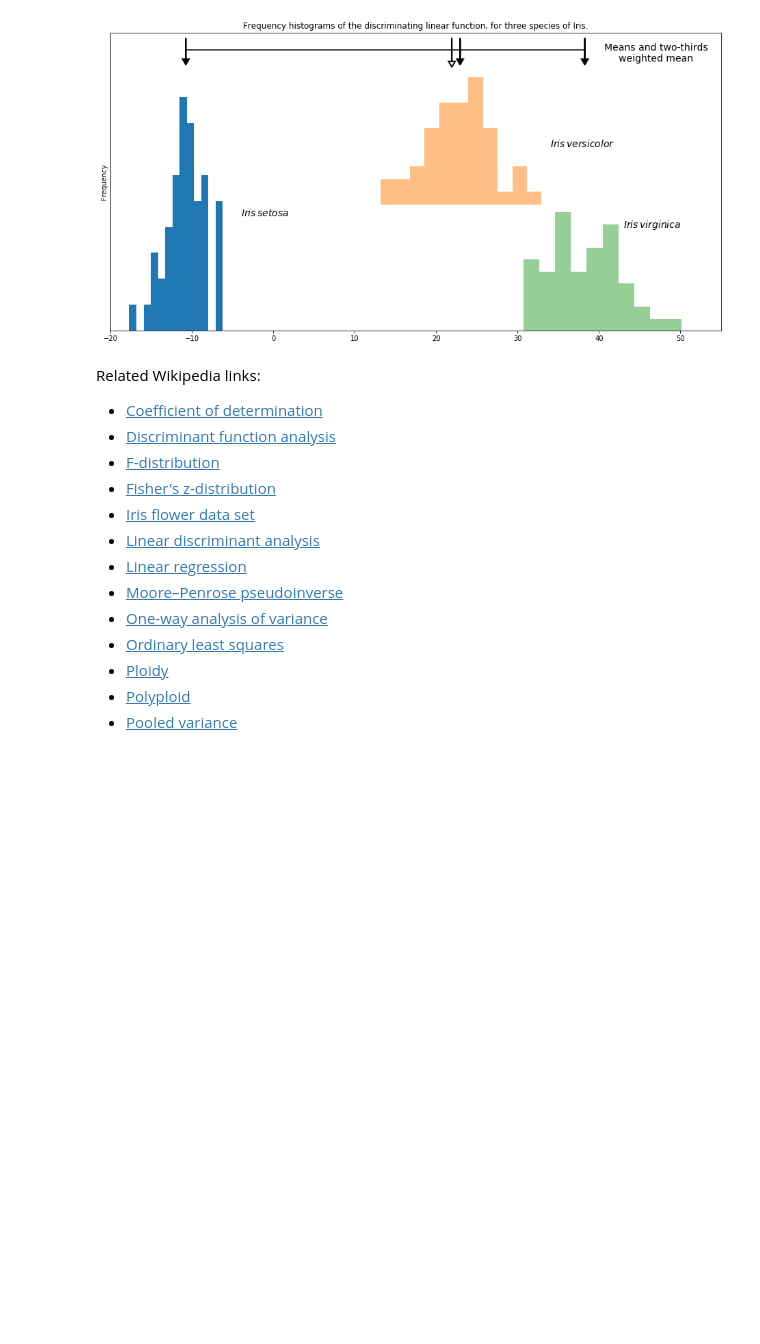
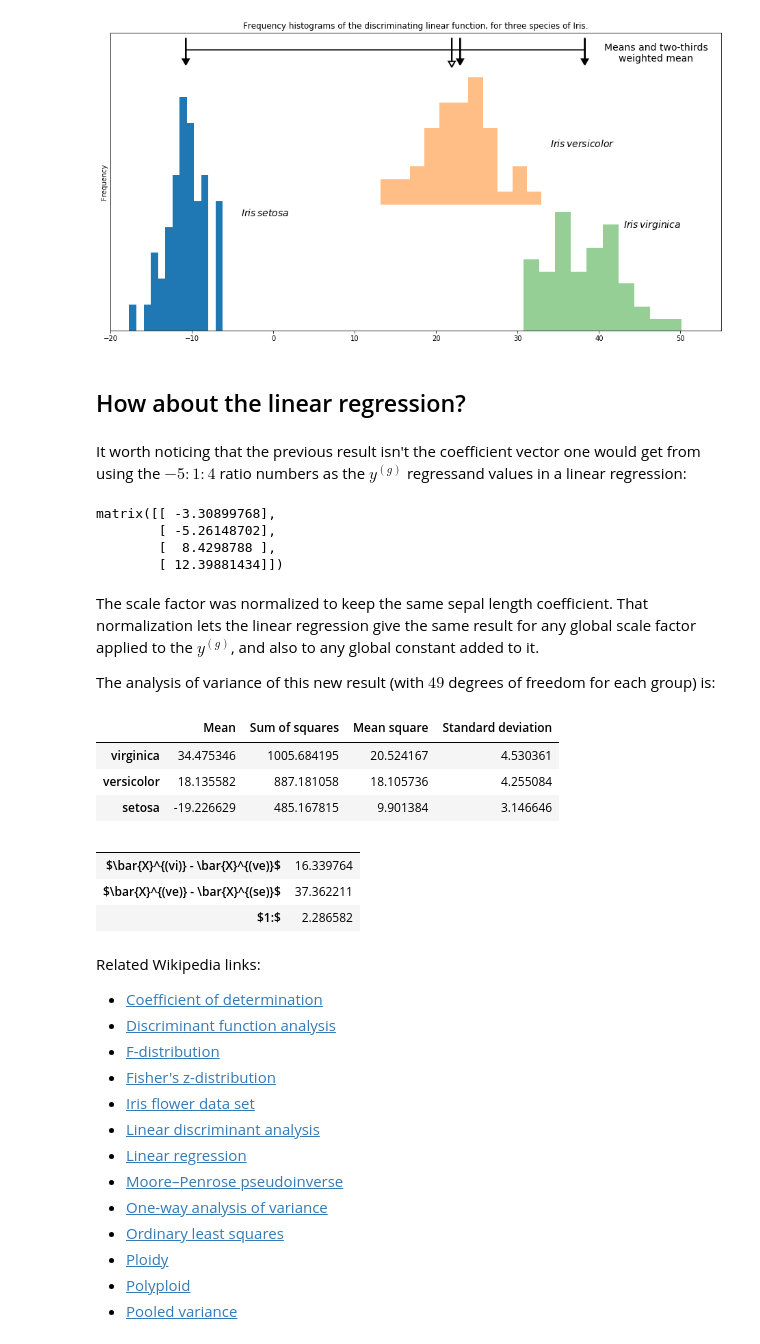
Before and after one commit to danilobellini/scientific-literature, a Jupyter notebook: 1936-Fisher/Fisher_1936.ipynb, the cells around one changed output. Cells and saved outputs as stored; diff of their text form; code cells hidden in the pictures; blank space fills up the shorter version.

```diff
--- a/1936-Fisher/Fisher_1936.ipynb
+++ b/1936-Fisher/Fisher_1936.ipynb
@@ -1903,6 +1903,54 @@ axhist.set(xlim=[-20, 55], ylim=[0, .26], yticks=[],
                 "for three species of Iris.");
 # %% [output]
 [figure]
+# %% [markdown]
+## How about the linear regression?
+# %% [markdown]
+It worth noticing that the previous result isn't the coefficient vector one would get from using the $-5:1:4$ ratio numbers as the $y^{(g)}$ regressand values in a linear regression:
+# %%
+bold_x_full = iris.assign(bias=1).iloc[:,range(-1, 4)]
+y_full = np.repeat([-5, 1, 4], 50).reshape(150, 1)
+beta3 = np.linalg.pinv(bold_x_full) @ y_full
+b3_lambda = beta3[1:] / beta3[1] * lambda3[0]
+b3_lambda
+# %% [output]
+matrix([[ -3.30899768],
+        [ -5.26148702],
+        [  8.4298788 ],
+        [ 12.39881434]])
+# %% [markdown]
+The scale factor was normalized to keep the same sepal length coefficient. That normalization lets the linear regression give the same result for any global scale factor applied to the $y^{(g)}$, and also to any global constant added to it.
+
+The analysis of variance of this new result (with $49$ degrees of freedom for each group) is:
+# %%
+b3_compounds = pd.DataFrame([(dframe @ b3_lambda).flat for dframe in dframes],
+                            index=["virginica", "versicolor", "setosa"]).T
+b3_compounds_mean = b3_compounds.mean()
+b3_compounds_ss = ((b3_compounds - b3_compounds_mean) ** 2).sum()
+b3_compounds_ms = b3_compounds_ss / (n - 1)
+pd.DataFrame([b3_compounds_mean, b3_compounds_ss, b3_compounds_ms,
+              np.sqrt(b3_compounds_ms)],
+              index=["Mean", "Sum of squares", "Mean square",
+                     "Standard deviation"]).T
+# %% [output]
+|  | Mean | Sum of squares | Mean square | Standard deviation |
+| virginica | 34.475346 | 1005.684195 | 20.524167 | 4.530361 |
+| versicolor | 18.135582 | 887.181058 | 18.105736 | 4.255084 |
+| setosa | -19.226629 | 485.167815 | 9.901384 | 3.146646 |
+# %%
+b3_vi_ve = b3_compounds_mean.virginica - b3_compounds_mean.versicolor
+b3_ve_se = b3_compounds_mean.versicolor - b3_compounds_mean.setosa
+b3_prop = b3_ve_se / b3_vi_ve
+pd.DataFrame([b3_vi_ve, b3_ve_se, b3_prop],
+             columns=[""],
+             index=[r"$\bar{X}^{(vi)} - \bar{X}^{(ve)}$",
+                    r"$\bar{X}^{(ve)} - \bar{X}^{(se)}$",
+                    r"$1:$"])
+# %% [output]
+|  |  |
+| $\bar{X}^{(vi)} - \bar{X}^{(ve)}$ | 16.339764 |
+| $\bar{X}^{(ve)} - \bar{X}^{(se)}$ | 37.362211 |
+| $1:$ | 2.286582 |
 # %% [markdown]
 Related Wikipedia links:
 
```
Also changed, not shown: parts of 1 cell of this notebook.
